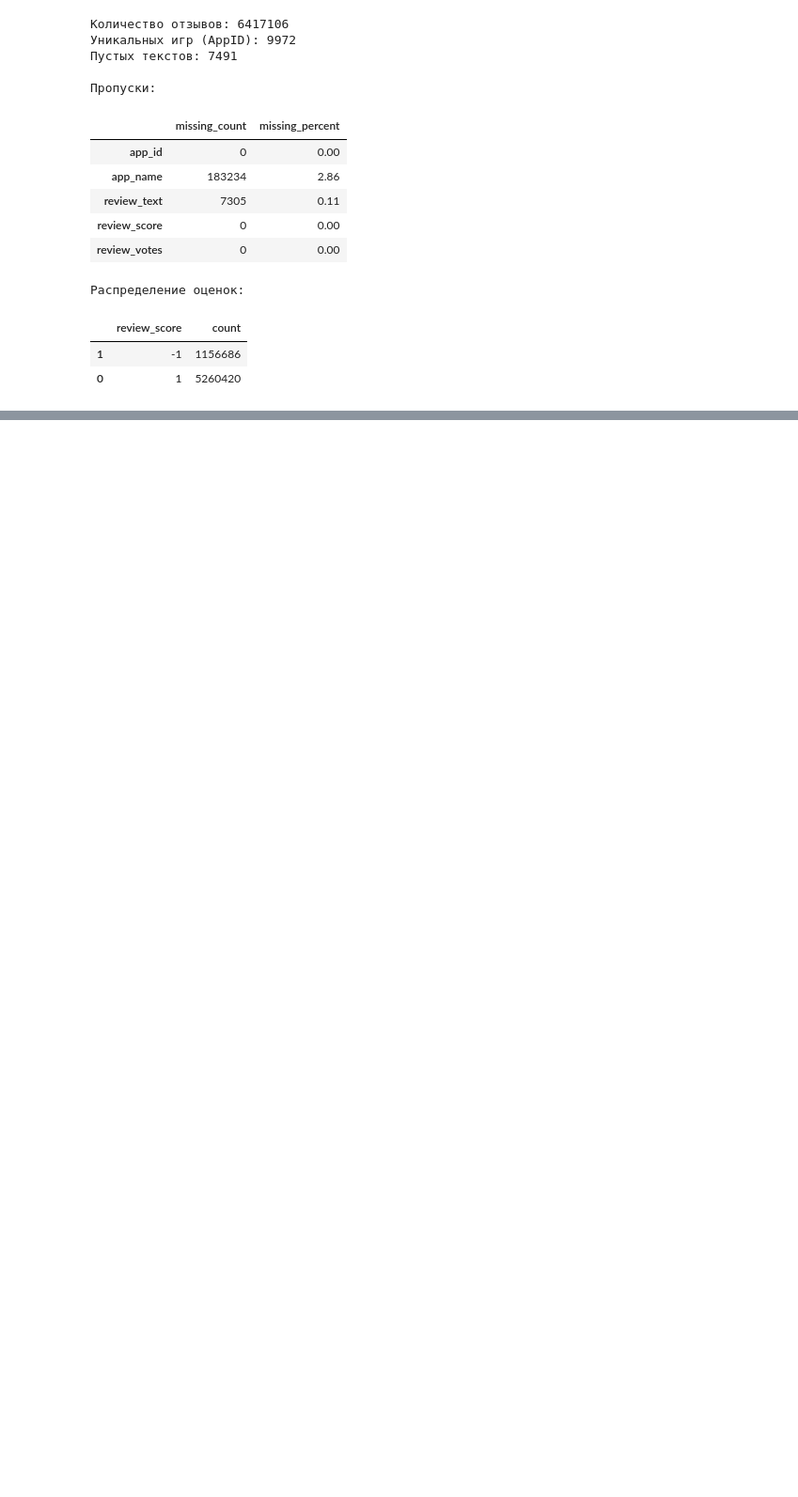
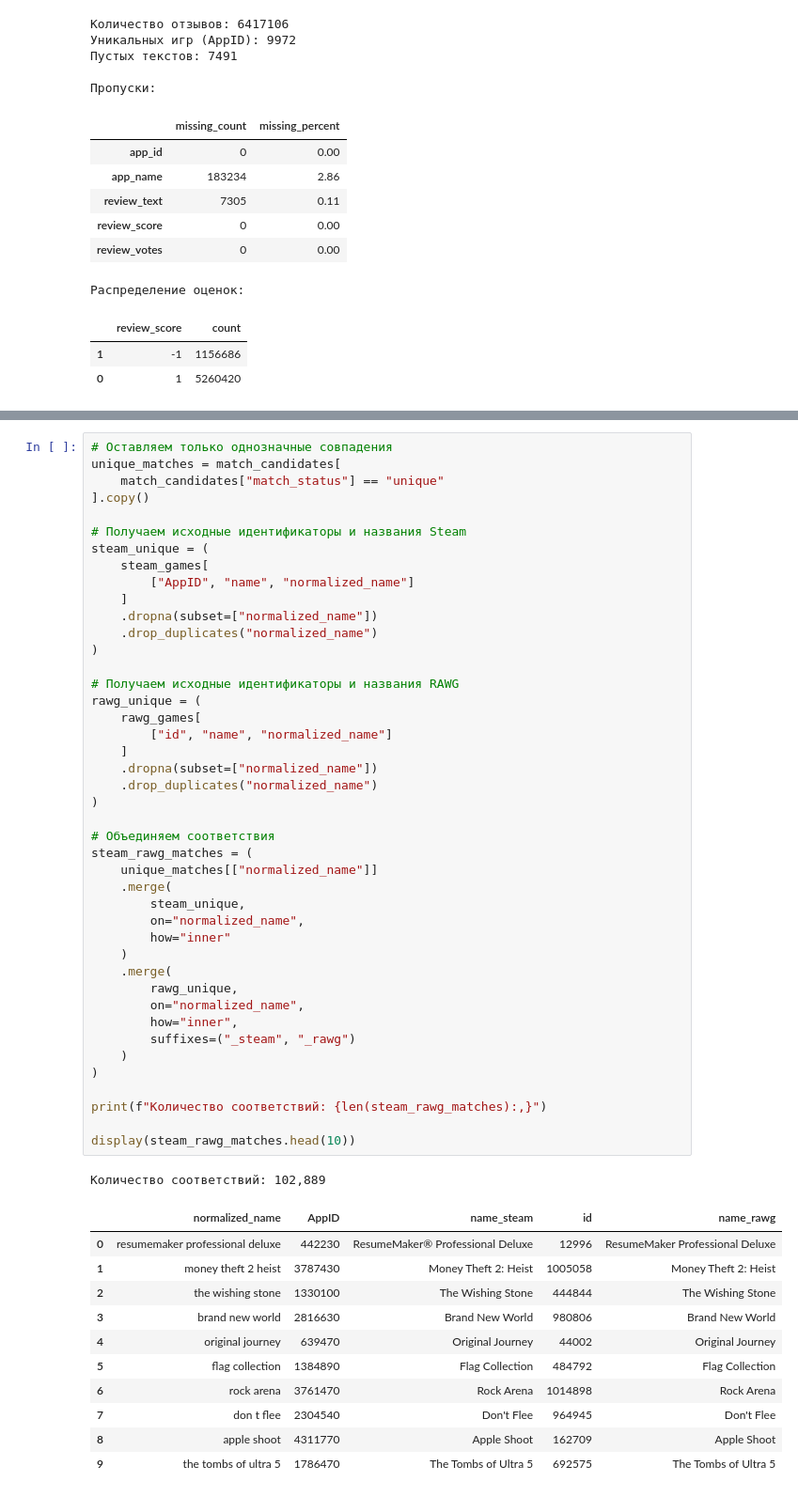
Before and after one commit to Dani-ldyaev/gaming-data-analysis, a Jupyter notebook: notebooks/2_3.ipynb, the cells around one changed output, grey strips where cells are left out. Shown at 94% size. Saved outputs shown, nothing was run; the diff lists cells and outputs as text; blank space fills up the shorter version.

Commit message:
Continue developing 2.3. Unifying tables

```diff
--- a/notebooks/2_3.ipynb
+++ b/notebooks/2_3.ipynb
@@ -1367,0 +2076,56 @@ Wikidata рассматривается как вспомогательный и
+# %%
+# Оставляем только однозначные совпадения
+unique_matches = match_candidates[
+    match_candidates["match_status"] == "unique"
+].copy()
+
+# Получаем исходные идентификаторы и названия Steam
+steam_unique = (
+    steam_games[
+        ["AppID", "name", "normalized_name"]
+    ]
+    .dropna(subset=["normalized_name"])
+    .drop_duplicates("normalized_name")
+)
+
+# Получаем исходные идентификаторы и названия RAWG
+rawg_unique = (
+    rawg_games[
+        ["id", "name", "normalized_name"]
+    ]
+    .dropna(subset=["normalized_name"])
+    .drop_duplicates("normalized_name")
+)
+
+# Объединяем соответствия
+steam_rawg_matches = (
+    unique_matches[["normalized_name"]]
+    .merge(
+        steam_unique,
+        on="normalized_name",
+        how="inner"
+    )
+    .merge(
+        rawg_unique,
+        on="normalized_name",
+        how="inner",
+        suffixes=("_steam", "_rawg")
+    )
+)
+
+print(f"Количество соответствий: {len(steam_rawg_matches):,}")
+
+display(steam_rawg_matches.head(10))
+# %% [output]
+Количество соответствий: 102,889
+|  | normalized_name | AppID | name_steam | id | name_rawg |
+| 0 | resumemaker professional deluxe | 442230 | ResumeMaker® Professional Deluxe | 12996 | ResumeMaker Professional Deluxe |
+| 1 | money theft 2 heist | 3787430 | Money Theft 2: Heist | 1005058 | Money Theft 2: Heist |
+| 2 | the wishing stone | 1330100 | The Wishing Stone | 444844 | The Wishing Stone |
+| 3 | brand new world | 2816630 | Brand New World | 980806 | Brand New World |
+| 4 | original journey | 639470 | Original Journey | 44002 | Original Journey |
+| 5 | flag collection | 1384890 | Flag Collection | 484792 | Flag Collection |
+| 6 | rock arena | 3761470 | Rock Arena | 1014898 | Rock Arena |
+| 7 | don t flee | 2304540 | Don't Flee | 964945 | Don't Flee |
+| 8 | apple shoot | 4311770 | Apple Shoot | 162709 | Apple Shoot |
+| 9 | the tombs of ultra 5 | 1786470 | The Tombs of Ultra 5 | 692575 | The Tombs of Ultra 5 |
```
Also changed, not shown: parts of 31 cells of this notebook.
